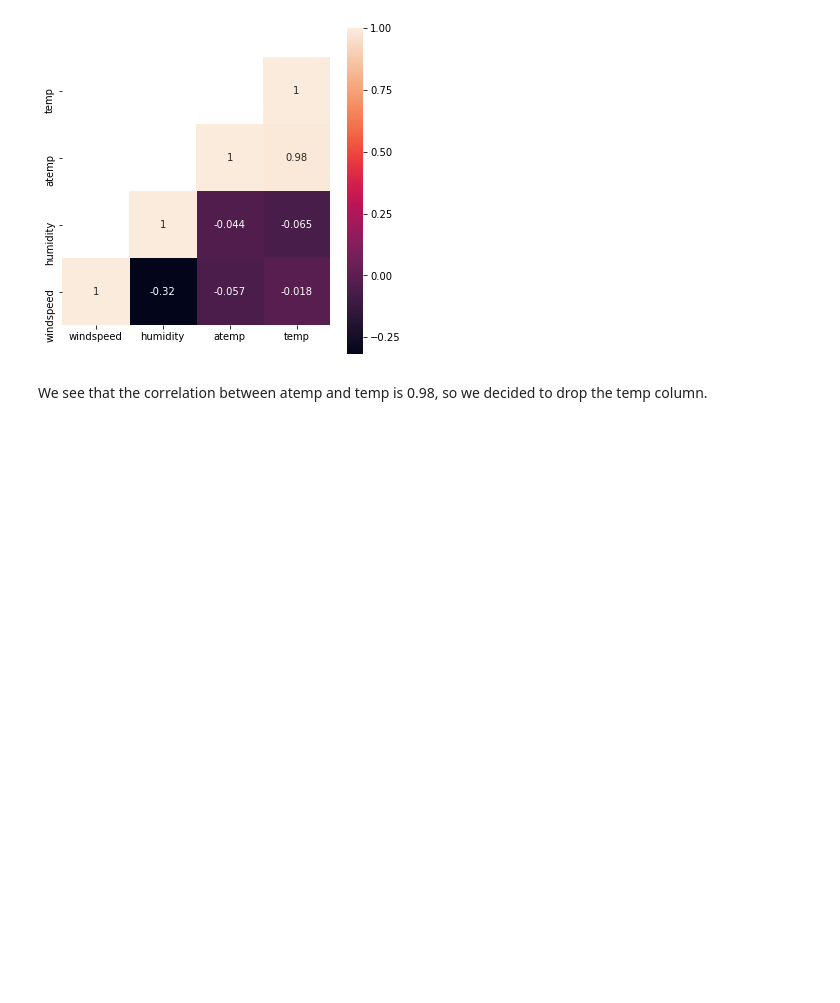
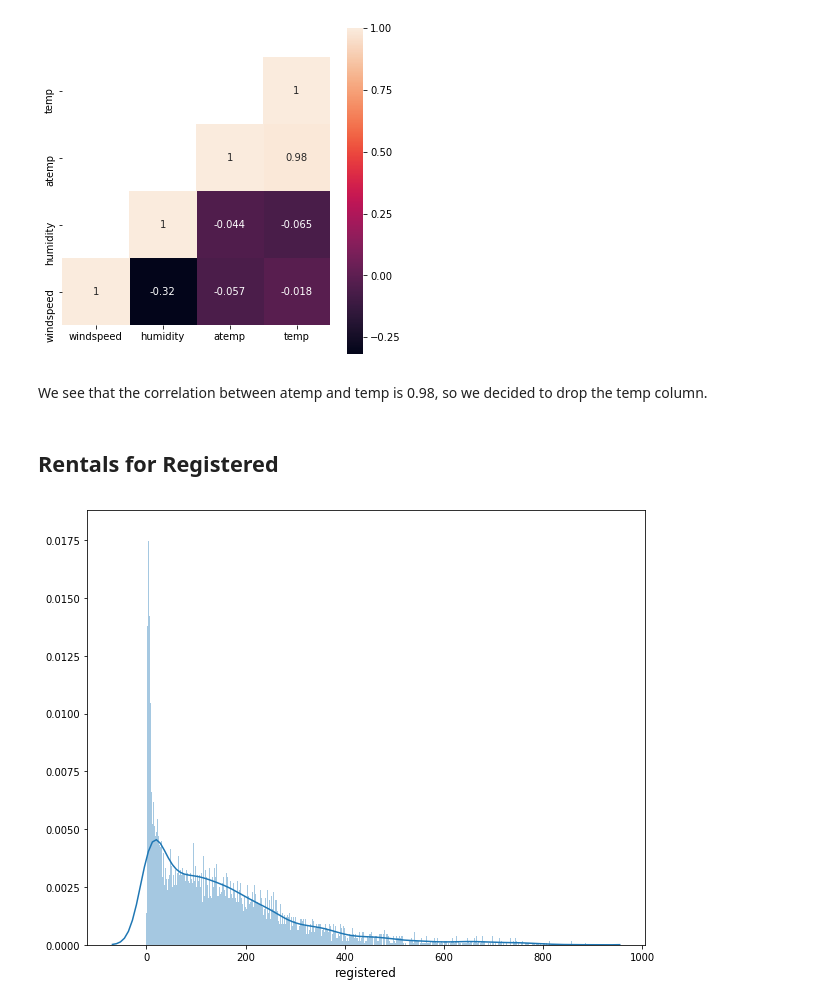
Before and after one commit to omerv/Bike-Sharing-Demand, a Jupyter notebook: Bike_Sharing_Demand_Data_Exploration.ipynb, the cells around one changed output. Saved outputs shown, nothing was run; the diff lists cells and outputs as text; code cells hidden in the pictures; blank space fills up the shorter version.

```diff
--- a/Bike_Sharing_Demand_Data_Exploration.ipynb
+++ b/Bike_Sharing_Demand_Data_Exploration.ipynb
@@ -413,3 +420,12 @@ ax.invert_xaxis()
 [figure]
 # %% [markdown]
 We see that the correlation between atemp and temp is 0.98, so we decided to drop the temp column.
+# %% [markdown]
+## Rentals for Registered
+# %%
+plt.figure(figsize=(10,8))
+sn.distplot((bikeDataDE.registered.values), bins=int(bikeDataDE.registered.max()), kde=True)
+plt.xlabel('registered', fontsize=12)
+plt.show()
+# %% [output]
+[figure, added]
```
Also changed, not shown: parts of 8 cells of this notebook.
